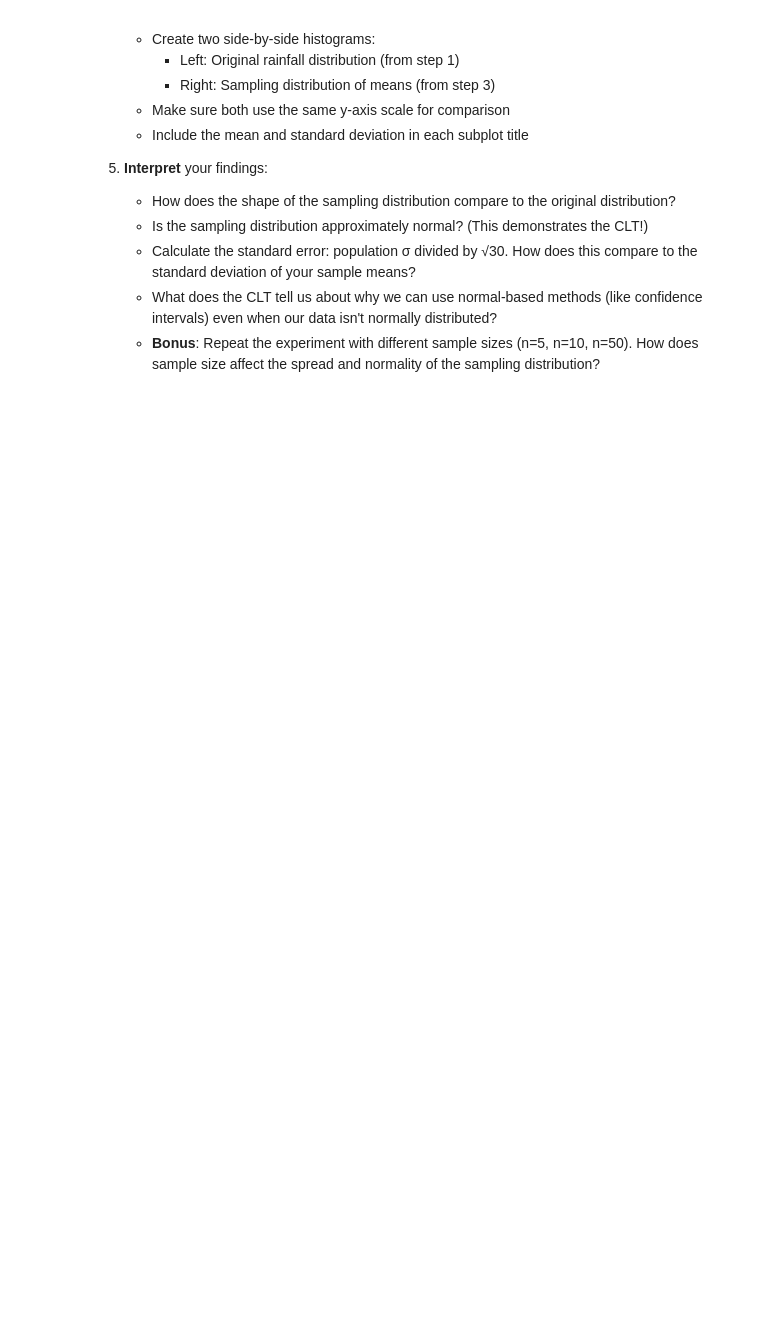
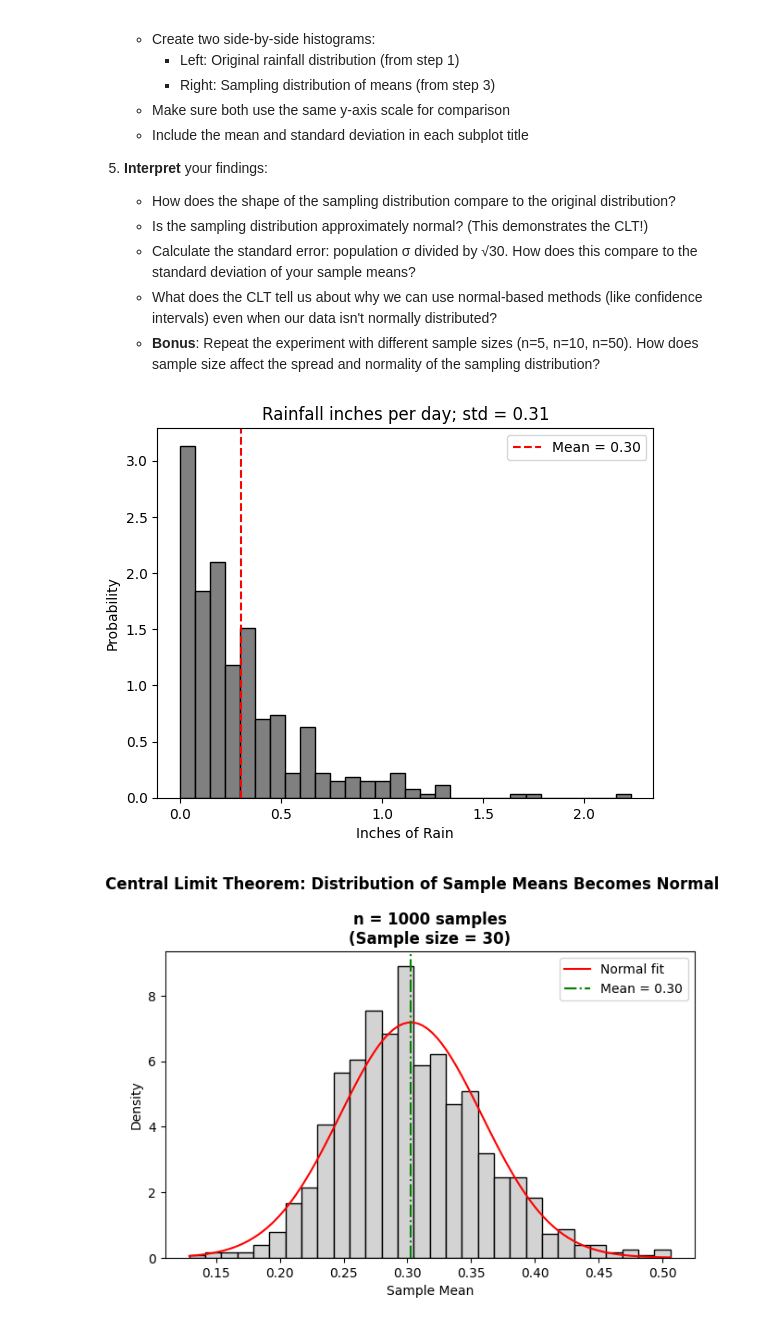
Before and after one commit to gentralg-Gitcoding/programming_basics, a Jupyter notebook: notebooks/lesson_13/Lesson_13_activity.ipynb, the cells around one changed output. Drawn from its saved outputs; the diff is of its cells as text; code cells hidden in the pictures; blank space fills up the shorter version.

```diff
--- a/notebooks/lesson_13/Lesson_13_activity.ipynb
+++ b/notebooks/lesson_13/Lesson_13_activity.ipynb
@@ -104,4 +137,47 @@ The Central Limit Theorem (CLT) states that the distribution of sample means app
    - What does the CLT tell us about why we can use normal-based methods (like confidence intervals) even when our data isn't normally distributed?
    - **Bonus**: Repeat the experiment with different sample sizes (n=5, n=10, n=50). How does sample size affect the spread and normality of the sampling distribution?
 # %%
-# Your code here
+rainfall_inches = df['rainfall_inches']
+
+plt.hist(rainfall_inches, bins=30, color='gray', edgecolor='black', density=True)
+plt.xlabel('Inches of Rain')
+plt.ylabel('Probability')
+mean = rainfall_inches.mean()
+plt.axvline(mean, color='red', linestyle='--', label=f'Mean = {mean:.2f}')
+std = rainfall_inches.std()
+# plt.text(mean + std, 0, f'std = {std:.2f}', color='lightgray')
+
+plt.title(f'Rainfall inches per day; std = {std:.2f}')
+plt.legend()
+plt.show()
+
+
+num_samples = 1000
+sample_size = 30
+
+sample_means = []
+for _ in range(num_samples):
+    sample = rainfall_inches.sample(n=sample_size, replace=True)
+    sample_means.append(sample.mean())
+sample_means = np.array(sample_means)
+
+#Create our histogram of the collected sample means
+plt.hist(sample_means, bins=30, color='lightgray', edgecolor='black', density=True)
+
+#Create our normal distribution lineplot
+mu = sample_means.mean()
+sigma = sample_means.std()
+mean_line = np.linspace(sample_means.min(), sample_means.max(), 100)
+plt.plot(mean_line, stats.norm(mu, sigma).pdf(mean_line), 'r-', label='Normal fit')
+
+plt.title(f'n = {num_samples} samples\n(Sample size = {sample_size})', fontweight='bold')
+plt.axvline(mu, color='green', linestyle='-.', label=f'Mean = {mean:.2f}')
+plt.xlabel('Sample Mean')
+plt.ylabel('Density')
+plt.suptitle('Central Limit Theorem: Distribution of Sample Means Becomes Normal', fontweight='bold')
+plt.legend()
+plt.tight_layout()
+plt.show()
+# %% [output]
+[figure, added]
+[figure, added]
```
Also changed, not shown: parts of 3 cells of this notebook, 2 other files.
